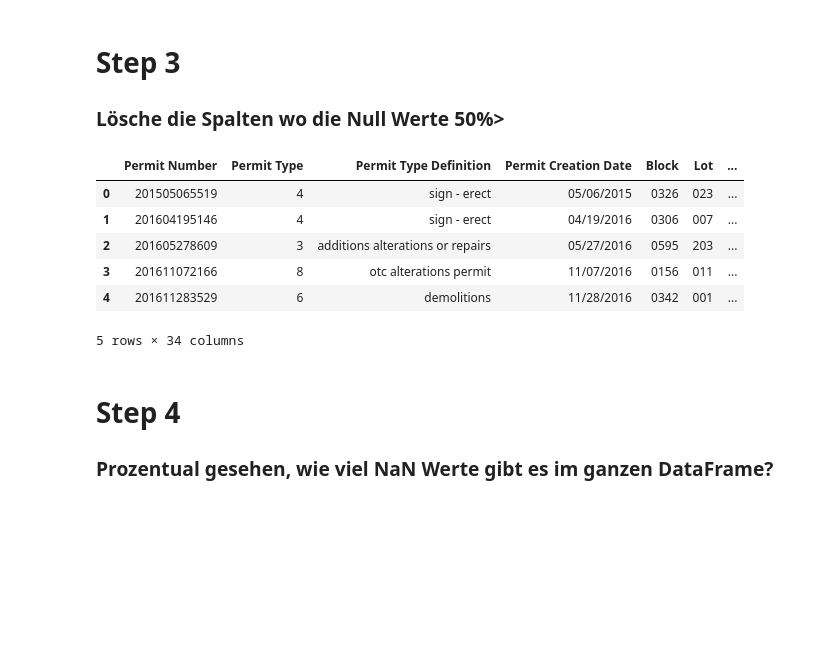
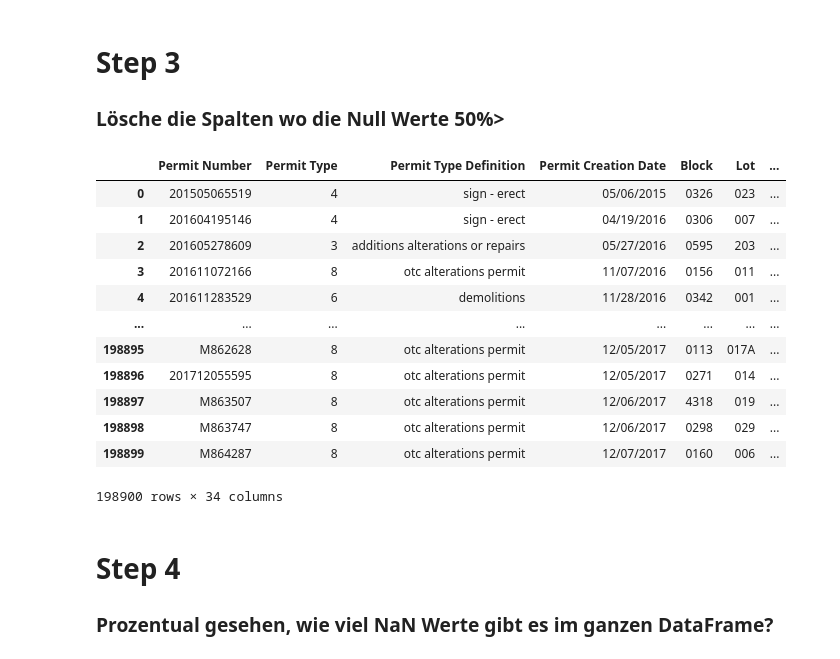
Before and after one commit to ursulakamdom/LernKontrolle21102022, a Jupyter notebook: Lernkontrolle21102022.ipynb, the cells around one changed output. Cells and saved outputs as stored; diff of their text form; code cells hidden in the pictures; blank space fills up the shorter version.

```diff
--- a/Lernkontrolle21102022.ipynb
+++ b/Lernkontrolle21102022.ipynb
@@ -22,4 +22,7 @@ Bearbeite die unteren angegebenen Steps<br>
 # Step1
 ### Lese die  'dataset.csv' Datei  und speichere den Dataframe in der Variable 'data'. Gib anschließend die ersten 4 Zeilen des Dataframes aus
 # %%
-...
+import pandas as pd
+import numpy as np
+data=pd.read_csv("C:/Users/49176/Downloads/Datasete.csv")
+data.head(4)
@@ -55,15 +59,22 @@ dtype: int64
 # Step 3
 ### Lösche die Spalten wo die Null Werte 50%>
 # %%
-...
+data1=data.drop(data.columns[data.isnull().mean() >0.5], axis=1)
+data1
 # %% [output]
 |  | Permit Number | Permit Type | Permit Type Definition | Permit Creation Date | Block | Lot | ... |
 | 0 | 201505065519 | 4 | sign - erect | 05/06/2015 | 0326 | 023 | ... |
 | 1 | 201604195146 | 4 | sign - erect | 04/19/2016 | 0306 | 007 | ... |
 | 2 | 201605278609 | 3 | additions alterations or repairs | 05/27/2016 | 0595 | 203 | ... |
 | 3 | 201611072166 | 8 | otc alterations permit | 11/07/2016 | 0156 | 011 | ... |
 | 4 | 201611283529 | 6 | demolitions | 11/28/2016 | 0342 | 001 | ... |
+| ... | ... | ... | ... | ... | ... | ... | ... |
+| 198895 | M862628 | 8 | otc alterations permit | 12/05/2017 | 0113 | 017A | ... |
+| 198896 | 201712055595 | 8 | otc alterations permit | 12/05/2017 | 0271 | 014 | ... |
+| 198897 | M863507 | 8 | otc alterations permit | 12/06/2017 | 4318 | 019 | ... |
+| 198898 | M863747 | 8 | otc alterations permit | 12/06/2017 | 0298 | 029 | ... |
+| 198899 | M864287 | 8 | otc alterations permit | 12/07/2017 | 0160 | 006 | ... |
-5 rows × 34 columns
+198900 rows × 34 columns
 # %% [markdown]
 # Step 4
 ### Prozentual gesehen, wie viel NaN Werte gibt es im ganzen DataFrame?
```
Also changed, not shown: parts of 9 cells of this notebook.
